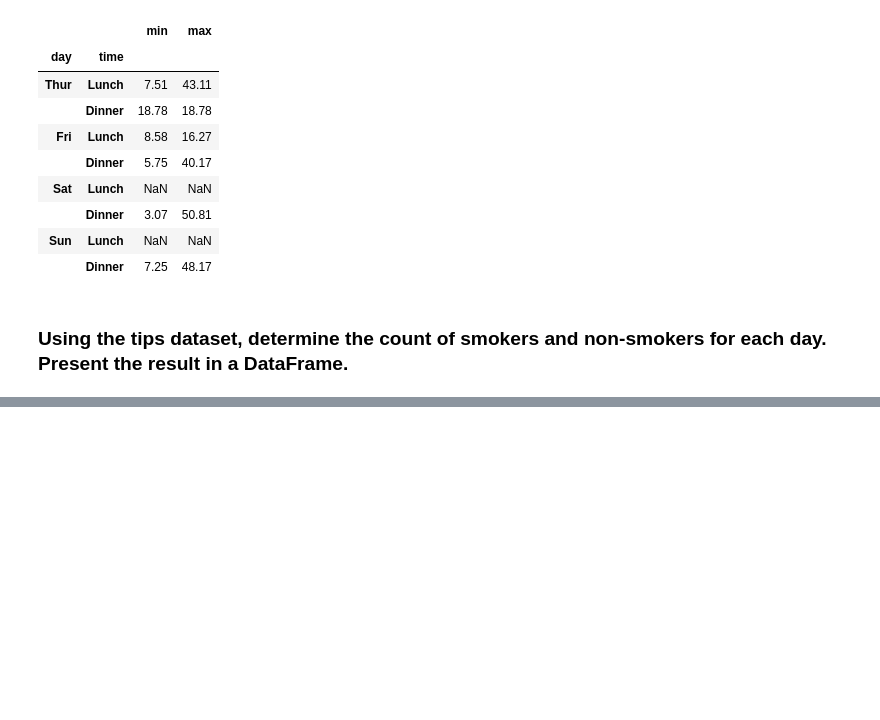
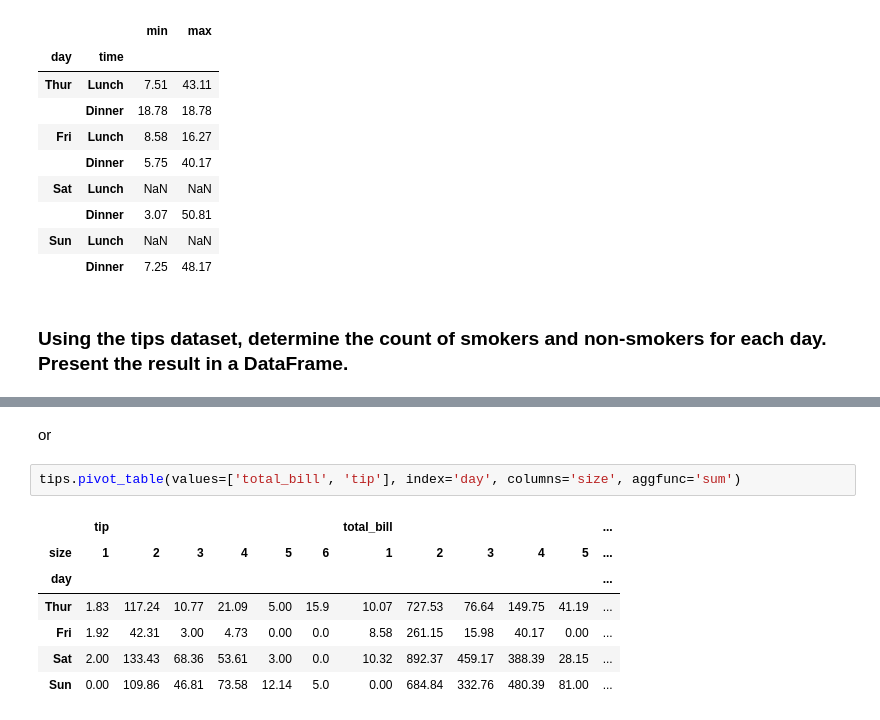
Before and after one commit to arshad-huh/Python-Data-Analysis-Challenge, a Jupyter notebook: 19_pandas_III.ipynb, the cells around one changed output, grey strips where cells are left out. Cells and saved outputs as stored; diff of their text form; blank space fills up the shorter version.

```diff
--- a/19_pandas_III.ipynb
+++ b/19_pandas_III.ipynb
@@ -74,0 +183,12 @@ tips.pivot_tbale
+# %% [markdown]
+or
+# %%
+tips.pivot_table(values=['total_bill', 'tip'], index='day', columns='size', aggfunc='sum')
+# %% [output]
+|  | tip |  |  |  |  |  | total_bill |  |  |  |  | ... |
+| size | 1 | 2 | 3 | 4 | 5 | 6 | 1 | 2 | 3 | 4 | 5 | ... |
+| day |  |  |  |  |  |  |  |  |  |  |  | ... |
+| Thur | 1.83 | 117.24 | 10.77 | 21.09 | 5.00 | 15.9 | 10.07 | 727.53 | 76.64 | 149.75 | 41.19 | ... |
+| Fri | 1.92 | 42.31 | 3.00 | 4.73 | 0.00 | 0.0 | 8.58 | 261.15 | 15.98 | 40.17 | 0.00 | ... |
+| Sat | 2.00 | 133.43 | 68.36 | 53.61 | 3.00 | 0.0 | 10.32 | 892.37 | 459.17 | 388.39 | 28.15 | ... |
+| Sun | 0.00 | 109.86 | 46.81 | 73.58 | 12.14 | 5.0 | 0.00 | 684.84 | 332.76 | 480.39 | 81.00 | ... |
```
Also changed, not shown: parts of 15 cells of this notebook.
